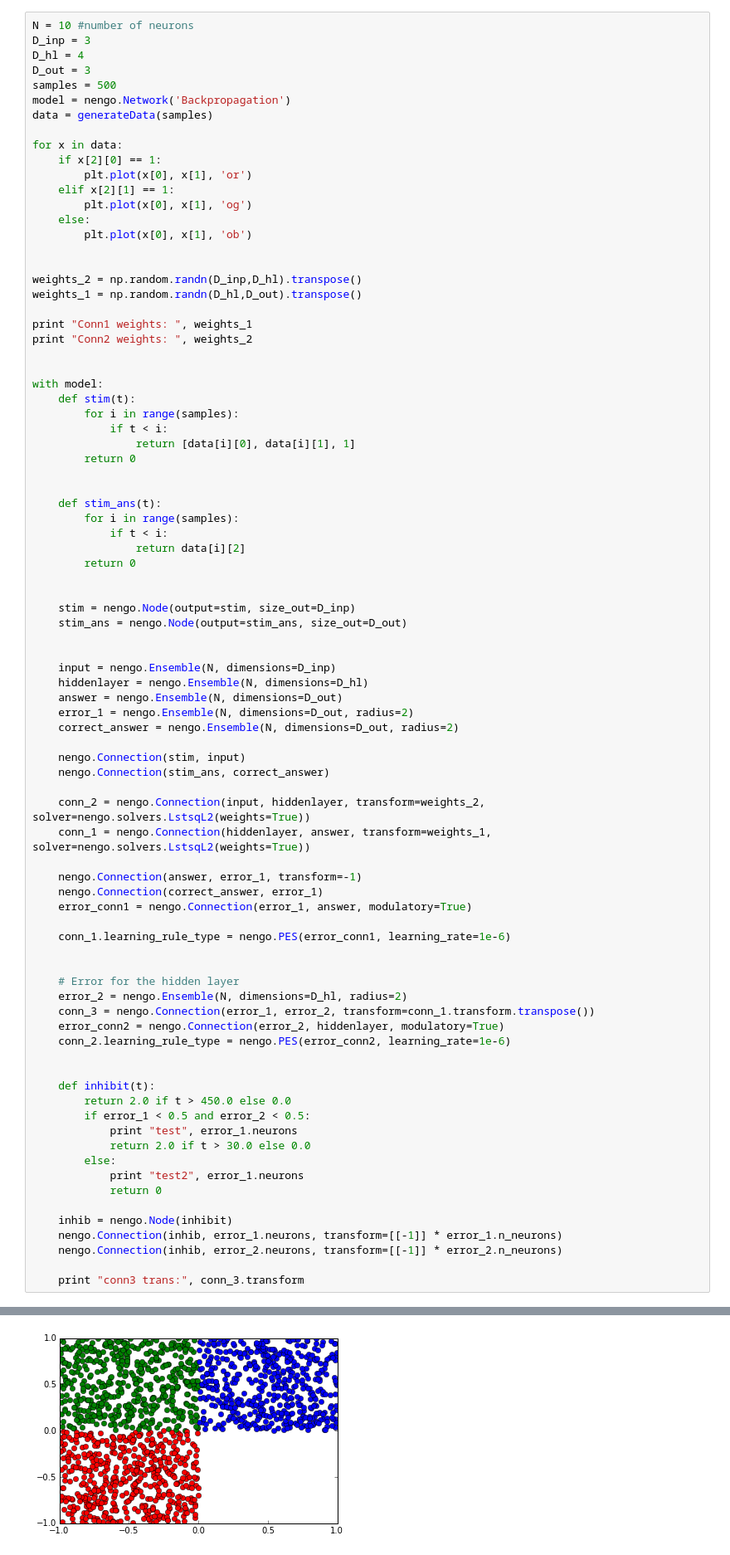
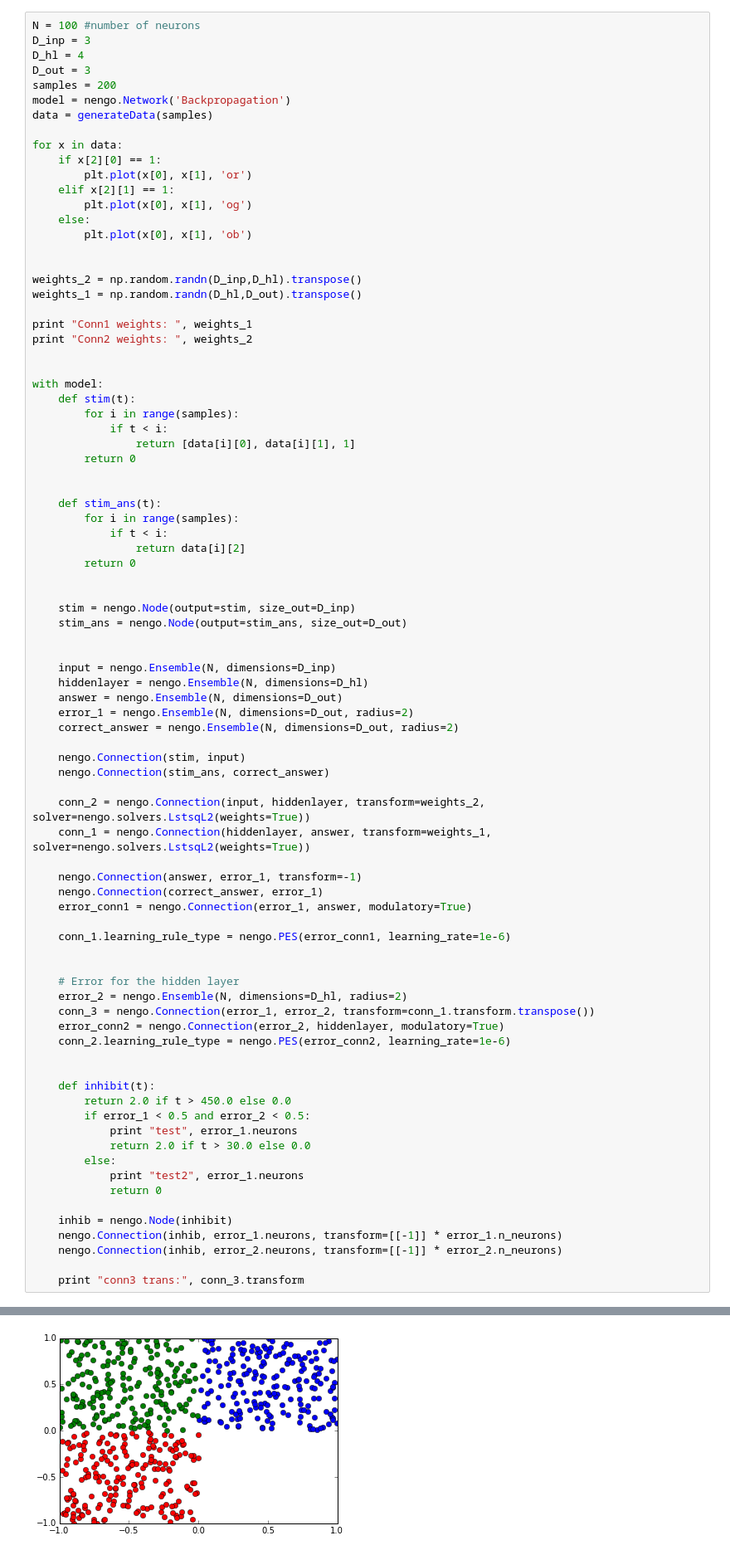
Before and after one commit to s72sue/Neural-Networks, a Jupyter notebook: Backpropagation/Backprop.ipynb, the cells around one changed output, grey strips where cells are left out. Shown at 83% size. Drawn from its saved outputs; the diff is of its cells as text.

```diff
--- a/Backpropagation/Backprop.ipynb
+++ b/Backpropagation/Backprop.ipynb
@@ -29,11 +29,11 @@ def generateData(n):
 Populating the interactive namespace from numpy and matplotlib
 [interactive output not drawn]
 # %%
-N = 10 #number of neurons
+N = 100 #number of neurons
 D_inp = 3
 D_hl = 4
 D_out = 3
-samples = 500
+samples = 200
 model = nengo.Network('Backpropagation')
 data = generateData(samples)
 
@@ -127,4 +127,4 @@ conn3 trans: [[ 0.73779089 -0.05369919 -0.6203454 ]
-[figure, old version]
+[figure, new version]
 # %%
 with model:
     input1_p = nengo.Probe(input, synapse=0.1)
```
Also changed, not shown: parts of 3 cells of this notebook, 9 other files.
